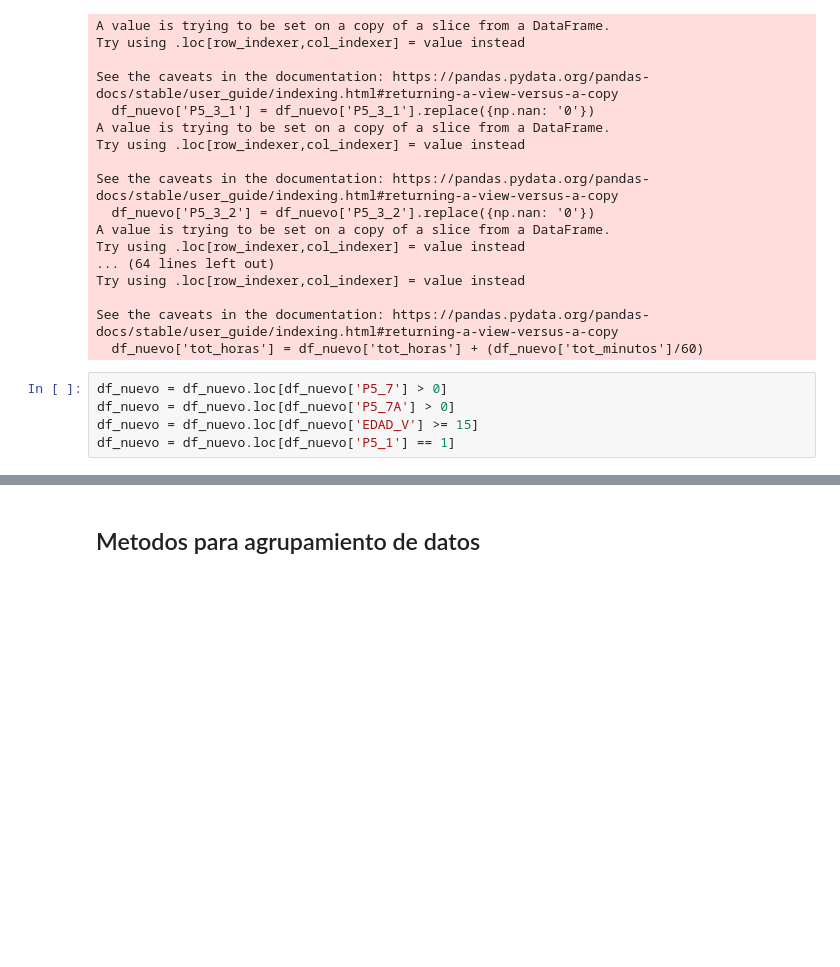
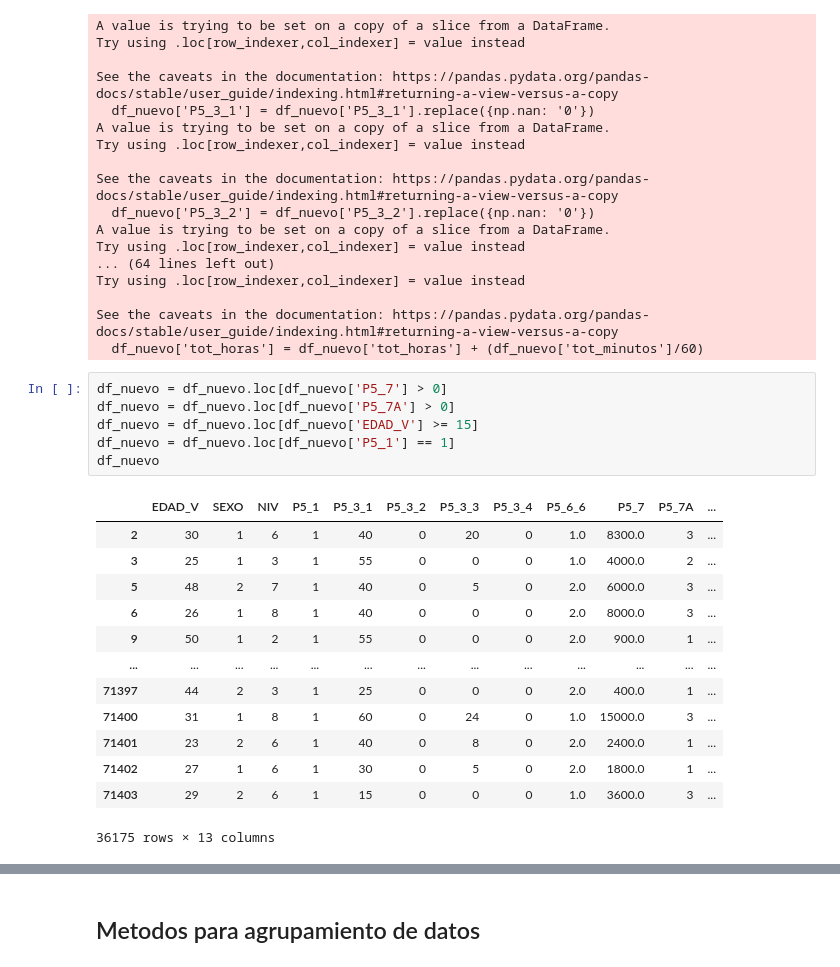
Before and after one commit to mTrujillf/inferencia, a Jupyter notebook: inferencia3.ipynb, the cells around one changed output, grey strips where cells are left out. Drawn from its saved outputs; the diff is of its cells as text; blank space fills up the shorter version.

```diff
--- a/inferencia3.ipynb
+++ b/inferencia3.ipynb
@@ -46,8 +46,23 @@ See the caveats in the documentation: https://pandas.pydata.org/pandas-docs/stab
 # %%
 df_nuevo = df_nuevo.loc[df_nuevo['P5_7'] > 0]
 df_nuevo = df_nuevo.loc[df_nuevo['P5_7A'] > 0]
 df_nuevo = df_nuevo.loc[df_nuevo['EDAD_V'] >= 15]
 df_nuevo = df_nuevo.loc[df_nuevo['P5_1'] == 1]
+df_nuevo
+# %% [output]
+|  | EDAD_V | SEXO | NIV | P5_1 | P5_3_1 | P5_3_2 | P5_3_3 | P5_3_4 | P5_6_6 | P5_7 | P5_7A | ... |
+| 2 | 30 | 1 | 6 | 1 | 40 | 0 | 20 | 0 | 1.0 | 8300.0 | 3 | ... |
+| 3 | 25 | 1 | 3 | 1 | 55 | 0 | 0 | 0 | 1.0 | 4000.0 | 2 | ... |
+| 5 | 48 | 2 | 7 | 1 | 40 | 0 | 5 | 0 | 2.0 | 6000.0 | 3 | ... |
+| 6 | 26 | 1 | 8 | 1 | 40 | 0 | 0 | 0 | 2.0 | 8000.0 | 3 | ... |
+| 9 | 50 | 1 | 2 | 1 | 55 | 0 | 0 | 0 | 2.0 | 900.0 | 1 | ... |
+| ... | ... | ... | ... | ... | ... | ... | ... | ... | ... | ... | ... | ... |
+| 71397 | 44 | 2 | 3 | 1 | 25 | 0 | 0 | 0 | 2.0 | 400.0 | 1 | ... |
+| 71400 | 31 | 1 | 8 | 1 | 60 | 0 | 24 | 0 | 1.0 | 15000.0 | 3 | ... |
+| 71401 | 23 | 2 | 6 | 1 | 40 | 0 | 8 | 0 | 2.0 | 2400.0 | 1 | ... |
+| 71402 | 27 | 1 | 6 | 1 | 30 | 0 | 5 | 0 | 2.0 | 1800.0 | 1 | ... |
+| 71403 | 29 | 2 | 6 | 1 | 15 | 0 | 0 | 0 | 1.0 | 3600.0 | 3 | ... |
+36175 rows × 13 columns
 # %%
 def agregaColFrecPago(df):
     res = []
```
Also changed, not shown: parts of 3 cells of this notebook.
